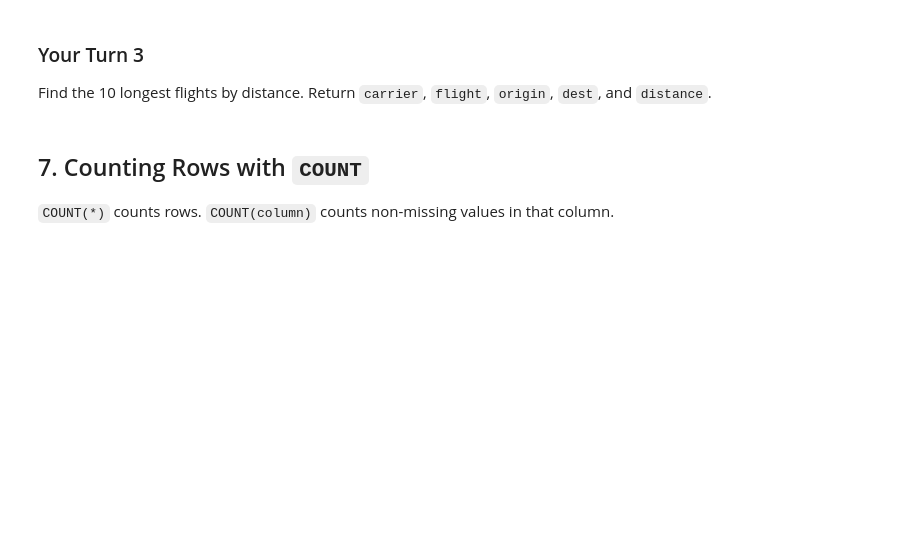
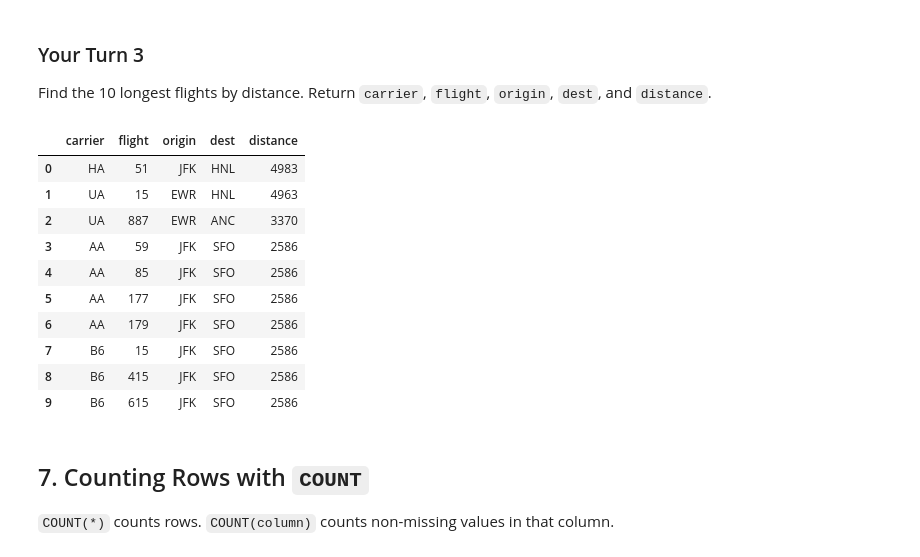
Before and after one commit to atul-utsa/ban6003-w9-10-sql-abt-atul, a Jupyter notebook: notebooks/module9_neon_sql_fundamentals_guided_lab.ipynb, the cells around one changed output. Cells and saved outputs as stored; diff of their text form; code cells hidden in the pictures; blank space fills up the shorter version.

```diff
--- a/notebooks/module9_neon_sql_fundamentals_guided_lab.ipynb
+++ b/notebooks/module9_neon_sql_fundamentals_guided_lab.ipynb
@@ -223,11 +343,33 @@ run_query(query, engine)
 Find the 10 longest flights by distance. Return `carrier`, `flight`, `origin`, `dest`, and `distance`.
 # %%
 # Your Turn 3
+# Assuming distinct flights are required by the question.
 query = """
-
+SELECT distinct carrier, flight, origin, dest, distance
+FROM flights
+ORDER BY distance desc
+LIMIT 10
 """
+# query = """
+# SELECT carrier, flight, origin, dest, distance
+# FROM flights
+# ORDER BY distance desc
+# LIMIT 10
+# """
 
 run_query(query, engine)
+# %% [output]
+|  | carrier | flight | origin | dest | distance |
+| 0 | HA | 51 | JFK | HNL | 4983 |
+| 1 | UA | 15 | EWR | HNL | 4963 |
+| 2 | UA | 887 | EWR | ANC | 3370 |
+| 3 | AA | 59 | JFK | SFO | 2586 |
+| 4 | AA | 85 | JFK | SFO | 2586 |
+| 5 | AA | 177 | JFK | SFO | 2586 |
+| 6 | AA | 179 | JFK | SFO | 2586 |
+| 7 | B6 | 15 | JFK | SFO | 2586 |
+| 8 | B6 | 415 | JFK | SFO | 2586 |
+| 9 | B6 | 615 | JFK | SFO | 2586 |
 # %% [markdown]
 ## 7. Counting Rows with `COUNT`
 
```
Also changed, not shown: parts of 41 cells of this notebook, 2 other files.
